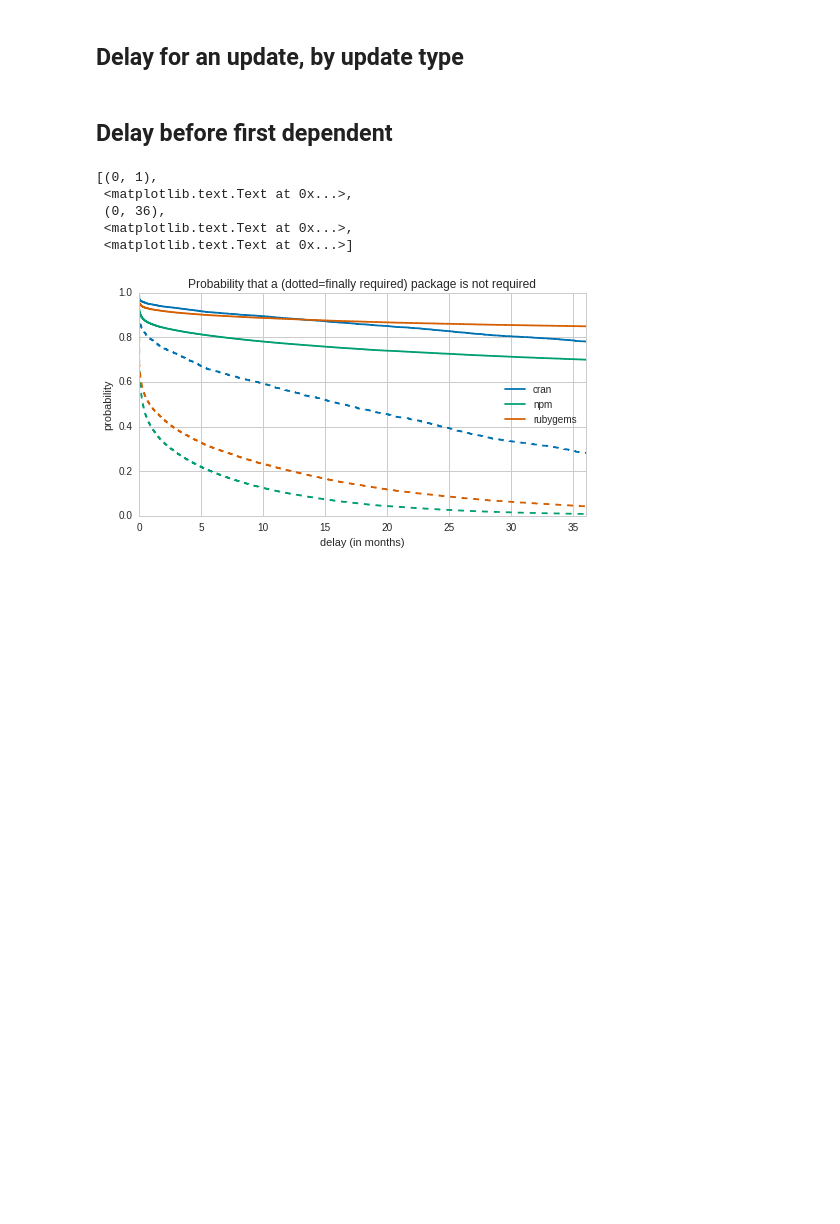
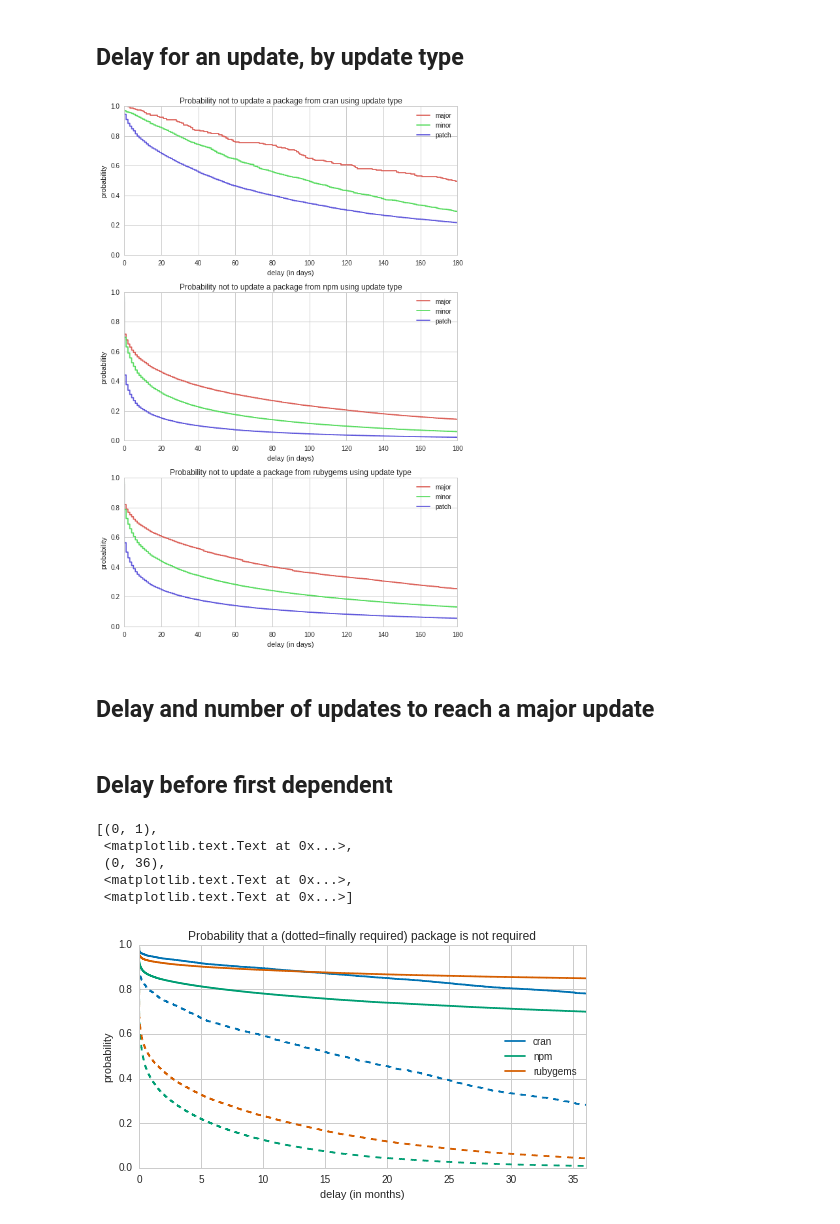
Before and after one commit to AlexandreDecan/ecos-emse, a Jupyter notebook: notebooks/Ecosystem activity.ipynb, the cells around one changed output. Saved outputs shown, nothing was run; the diff lists cells and outputs as text; code cells hidden in the pictures; blank space fills up the shorter version.

```diff
--- a/notebooks/Ecosystem activity.ipynb
+++ b/notebooks/Ecosystem activity.ipynb
@@ -676,4 +675,46 @@ ax.set(
+# %%
+# Delay for an update of a given type, regardless of the type of the previous update
+
+import lifelines
+from lifelines.statistics import logrank_test
+
+figure, axes = matplotlib.pyplot.subplots(nrows=len(ECOSYSTEMS))
+figure.set_size_inches((FIG_SIZE[0], FIG_SIZE[1] * len(ECOSYSTEMS)))
+
+colors = iter(itertools.cycle(seaborn.color_palette('hls', 3)))
+
+kmp = lifelines.KaplanMeierFitter()
+tests = collections.OrderedDict()
+
+for i, (ecosystem, data) in enumerate(df_data.items()):
+    ax = axes[i]
+
+    for update_kind in ['major', 'minor', 'patch']:
+        color = next(colors)
+
+        kmp_df = (
+            data['semver']
+            .query('release_type == "{}"'.format(update_kind))
+            .assign(duration=lambda d: d['release_delay'].dt.days)
+        )
+
+        kmp.fit(kmp_df['duration'], label=update_kind)
+        kmp.plot(ax=ax, color=color, ci_show=False)
+
+    ax.set(
+        xlabel='delay (in days)',
+        ylabel='probability',
+        title='Probability not to update a package from {} using update type'.format(ecosystem),
+        xlim=(0, 180),
+        ylim=(0, 1)
+    )
+
+matplotlib.pyplot.tight_layout()
+# %% [output]
+[figure, added]
 # %%
 # Delay for an update of a given type, wrt. to a previous update of the same type
 # %%
 # Delay for an update (no matter its type) wrt. to a previous update of given type
+# %% [markdown]
+## Delay and number of updates to reach a major update
```
Also changed, not shown: parts of 7 cells of this notebook.
